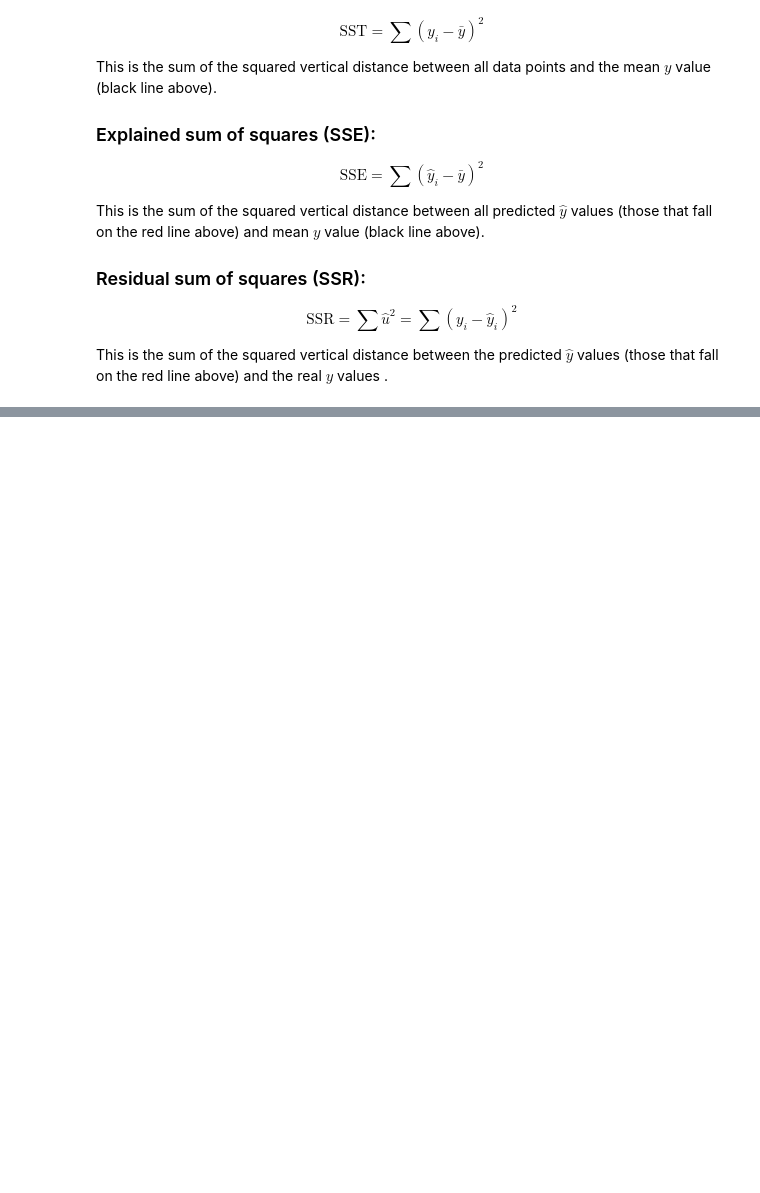
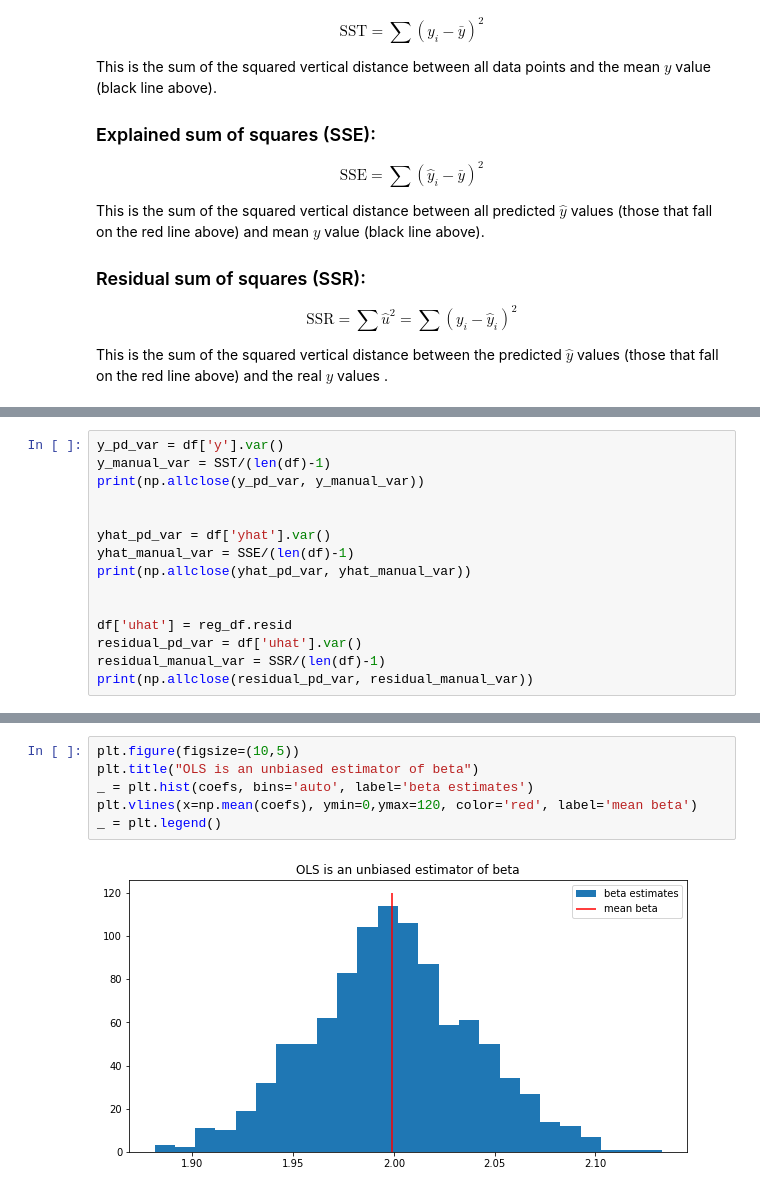
Before and after one commit to mr-devs/causal-inference-mixtape, a Jupyter notebook: notebooks/probability-regression.ipynb, the cells around one changed output, grey strips where cells are left out. Drawn from its saved outputs; the diff is of its cells as text; blank space fills up the shorter version.

```diff
--- a/notebooks/probability-regression.ipynb
+++ b/notebooks/probability-regression.ipynb
@@ -446,0 +565,15 @@ This is the sum of the squared vertical distance between the predicted $\hat{y}$
+# %%
+y_pd_var = df['y'].var()
+y_manual_var = SST/(len(df)-1)
+print(np.allclose(y_pd_var, y_manual_var))
+
+
+yhat_pd_var = df['yhat'].var()
+yhat_manual_var = SSE/(len(df)-1)
+print(np.allclose(yhat_pd_var, yhat_manual_var))
+
+
+df['uhat'] = reg_df.resid
+residual_pd_var = df['uhat'].var()
+residual_manual_var = SSR/(len(df)-1)
+print(np.allclose(residual_pd_var, residual_manual_var))
@@ -446,0 +658,8 @@ This is the sum of the squared vertical distance between the predicted $\hat{y}$
+# %%
+plt.figure(figsize=(10,5))
+plt.title("OLS is an unbiased estimator of beta")
+_ = plt.hist(coefs, bins='auto', label='beta estimates')
+plt.vlines(x=np.mean(coefs), ymin=0,ymax=120, color='red', label='mean beta')
+_ = plt.legend()
+# %% [output]
+[figure, added]
```
Also changed, not shown: parts of 63 cells of this notebook.
